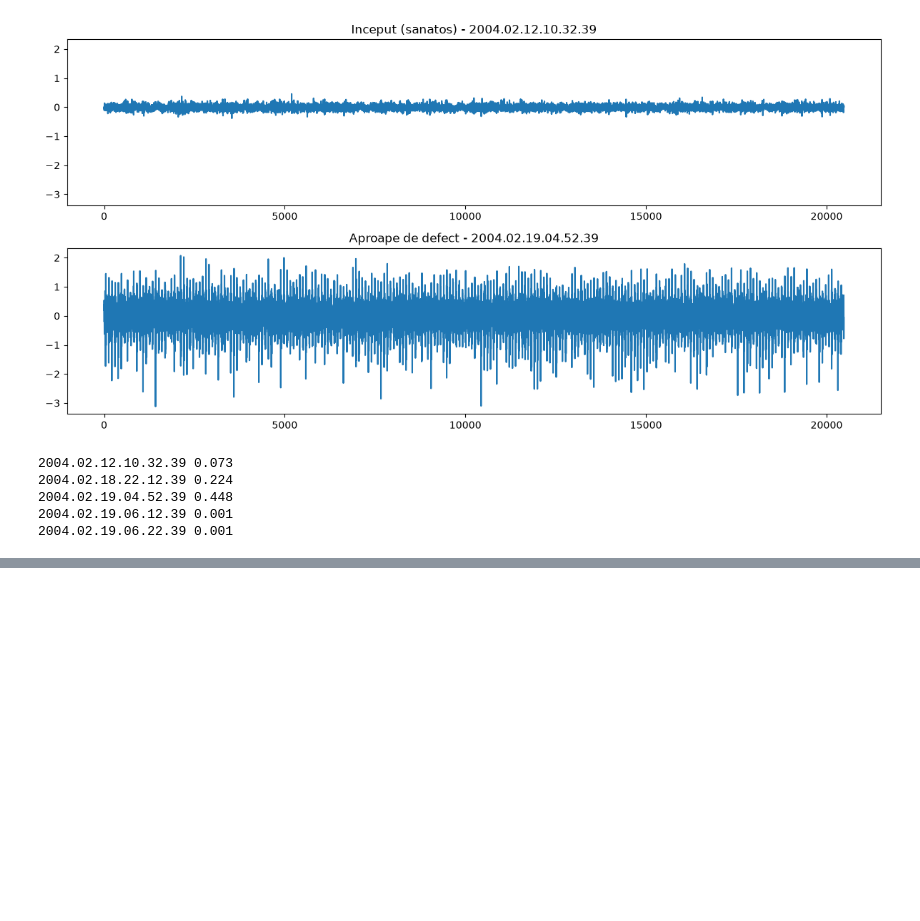
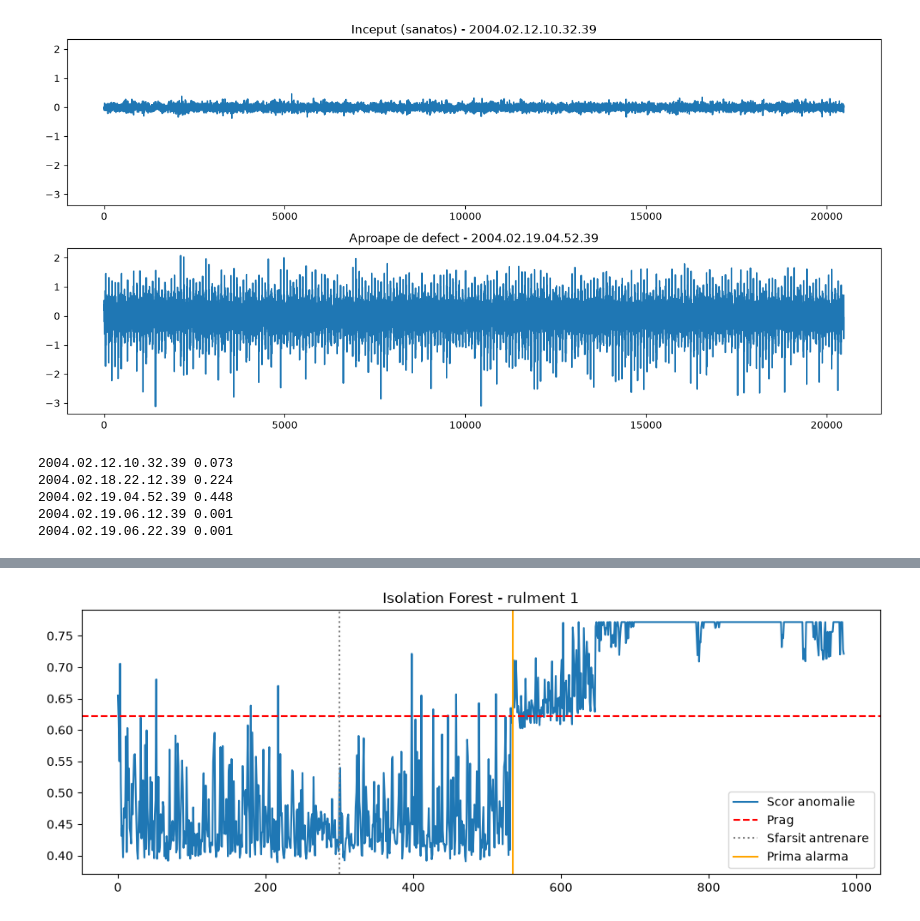
Before and after one commit to Ketalar21/bearing-anomaly, a Jupyter notebook: 01_exploration.ipynb, the cells around one changed output, grey strips where cells are left out. Cells and saved outputs as stored; diff of their text form; code cells hidden in the pictures; blank space fills up the shorter version.

```diff
--- a/01_exploration.ipynb
+++ b/01_exploration.ipynb
@@ -58,0 +100,6 @@ for i in [0, -50, -10, -2, -1]:
+# %%
+p2p = []
+for f in files:
+    data = np.loadtxt(os.path.join(DATA_DIR, f))
+    p2p.append(data.max(axis=0) - data.min(axis=0))
+p2p = np.array(p2p)
@@ -58,0 +134,12 @@ for i in [0, -50, -10, -2, -1]:
+# %%
+plt.figure(figsize=(12, 4))
+plt.plot(scores, label="Scor anomalie")
+plt.axhline(threshold, color="red", linestyle="--", label="Prag")
+plt.axvline(N_TRAIN, color="gray", linestyle=":", label="Sfarsit antrenare")
+plt.axvline(first_alarm, color="orange", label="Prima alarma")
+plt.legend()
+plt.title("Isolation Forest - rulment 1")
+plt.savefig("figures/isolation_forest_scores.png", dpi=150)
+plt.show()
+# %% [output]
+[figure, added]
```
Also changed, not shown: parts of 6 cells of this notebook, 3 other files.
